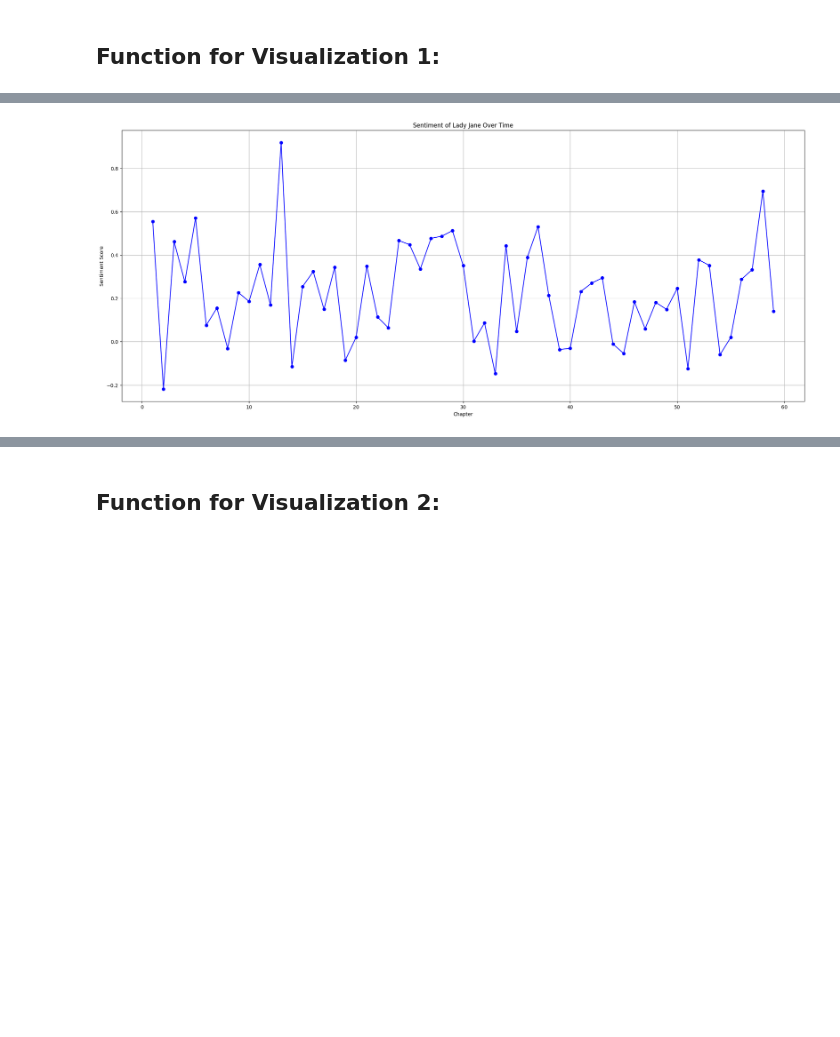
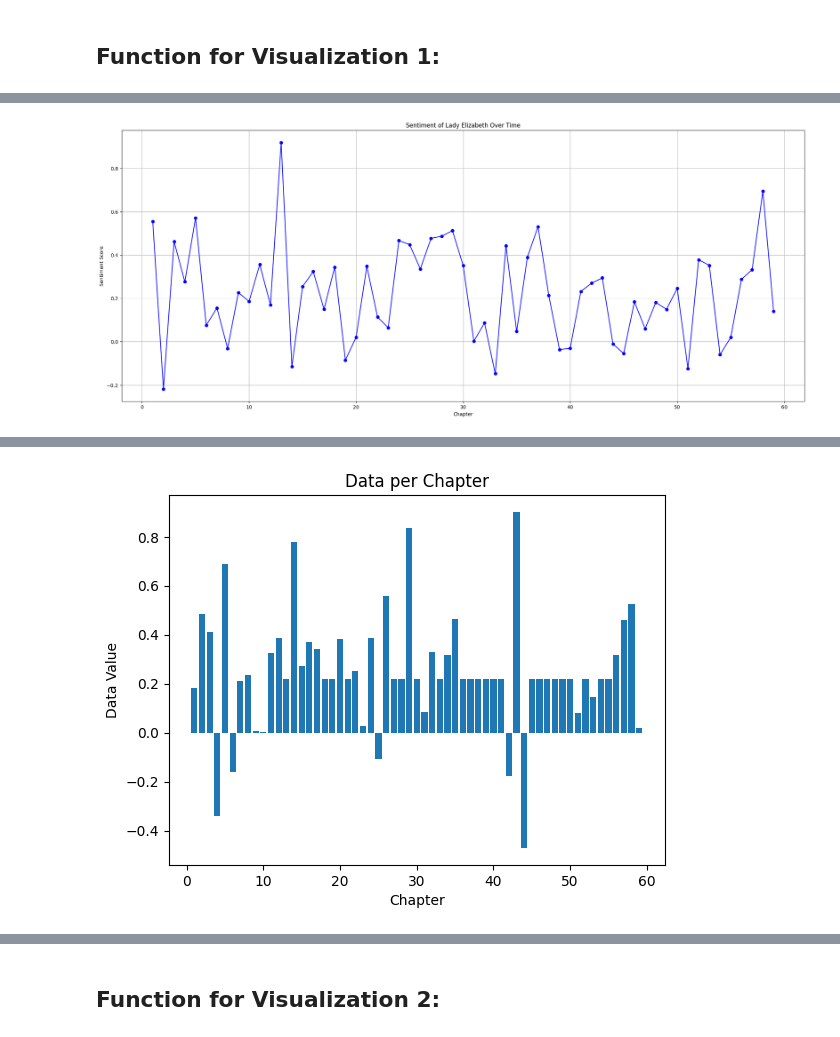
Before and after one commit to Bluee1Bird/pcl1_course_project, a Jupyter notebook: Part3.ipynb, the cells around one changed output, grey strips where cells are left out. Drawn from its saved outputs; the diff is of its cells as text; code cells hidden in the pictures; blank space fills up the shorter version.

Commit message:
visualization advanced

```diff
--- a/Part3.ipynb
+++ b/Part3.ipynb
@@ -127,10 +127,12 @@ plot_sentiment_over_time(sentiment_data, 'Alice')
 
 import matplotlib.pyplot as plt
 import json
+import matplotlib.colors as mcolors
+chapters = list(range(1, 60))  # Chapters 1 to 14
 
-def plot_sentiment_over_time(entity, data):
+
+def plot_sentiment_over_time_line(entity, data):
     # Dummy data for illustration
-    chapters = list(range(1, 60))  # Chapters 1 to 14
 
     plt.figure(figsize=(25, 10))
     plt.plot(chapters, data, marker='o', linestyle='-', color='b')
@@ -140,19 +142,86 @@ def plot_sentiment_over_time(entity, data):
     plt.grid(True)
     plt.show()
 
+def bar_chart(entity, data):
+    plt.bar(chapters , data)
+    plt.title(f'Sentiment of {entity} Over Time')
+    plt.xlabel('Chapter')
+    plt.ylabel('Data Value')
+    plt.title('Data per Chapter')
+    plt.show()
 
-# prep data for plotting
-with (open('.\\pride_and_prejudice\\pride_and_prejudice_sentiment.json', 'r', encoding="UTF8") as sentiment_file):
-    character_dict_list = json.load(sentiment_file)
-    character = character_dict_list[0]
-    #for character in character_dicts:
-    data = list(character["compound_average_per_chapter"].values())
+def double_line_chart(entity1, entity2, data1, data2):
+    plt.figure(figsize=(25, 10))
+
+    plt.plot(chapters, data1, marker='o', color='blue', label=entity1)
+    plt.plot(chapters, data2, marker='s', color='green', label=entity2)
+
+    plt.title(f'Sentiment of {entity1} vs {entity2} Over Time')
+    plt.xlabel('Chapter')
+    plt.ylabel('Data Value')
+    plt.legend()
+    plt.show()
+
+def heatmap(data, row_labels):
+    fig, ax = plt.subplots(figsize=(25,10))  # Adjust the size as needed
+
+    # Create a colormap
+    cmap = mcolors.LinearSegmentedColormap.from_list("", ["blue", "green", "yellow", "red"])
+
+    # Create the heatmap
+    cax = ax.matshow(data, cmap=cmap)
+
+    # Set axis labels
+    ax.set_xticklabels([''] + chapters, rotation=45, ha='left')
+    ax.set_yticklabels([''] + row_labels)
+
+    # Set axis ticks
+    ax.set_xticks(range(len(chapters)))
+    ax.set_yticks(range(len(row_labels)))
+
+    # Add a color bar
+    plt.colorbar(cax)
+
+    # Add title
+    plt.title(f'Everyone\'s Sentiments of  Over Time')
+
+    plt.show()
 
 
-print(data)
+def data_prep(index):
+
+    # prep data for plotting
+    with (open('.\\pride_and_prejudice\\pride_and_prejudice_sentiment.json', 'r', encoding="UTF8") as sentiment_file):
+        character_dict_list = json.load(sentiment_file)
+        character = character_dict_list[index]
+        print(character["superstring"])
+
+        #add average character rating to every chapter where they are not mentioned
+        all_chapter_numbers = [str(num) for num in range(1, 60)]  #complete chapter list
+        existing_chapter_numbers = character["compound_average_per_chapter"].keys()
+        #print(list(existing_chapter_numbers))
+        missing_chapter_number = [num for num in all_chapter_numbers if
+                                  num not in existing_chapter_numbers]  #all missing chapters
+        #print(missing_chapter_number)
+        for chapter in missing_chapter_number:
+            character["compound_average_per_chapter"][str(chapter)] = character["compound_average_entire_book"]
+
+        character["compound_average_per_chapter"] = dict(
+            sorted(character["compound_average_per_chapter"].items(), key=lambda item: int(item[0])))
+        return  list(character["compound_average_per_chapter"].values())
+
+
+
+#print(data)
 # Example usage with dummy data
-plot_sentiment_over_time('Lady Jane', data)
+plot_sentiment_over_time_line('Lady Elizabeth', data_prep(0))
+bar_chart('Lady bingley', data_prep(5))
+double_line_chart("eliza", "darcy", data_prep(0), data_prep(4))
 
+
+all_character_data = [data_prep(i) for i in range(1, 8)]
+character_as_row = ["eliza", "jane", "collins", "darcy", "bingley", "lydia", "lady c"]
+heatmap(all_character_data,character_as_row)
 
 
 
@@ -163,0 +234 @@ plot_sentiment_over_time('Lady Jane', data)
+[figure, added]
```
Also changed, not shown: parts of 1 cell of this notebook, 1 other file.
